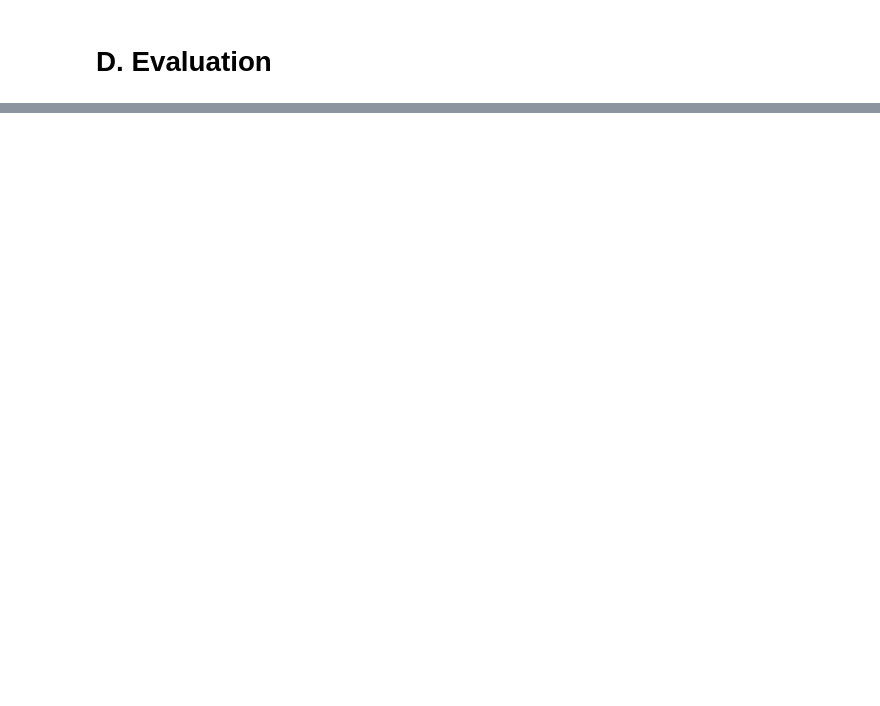
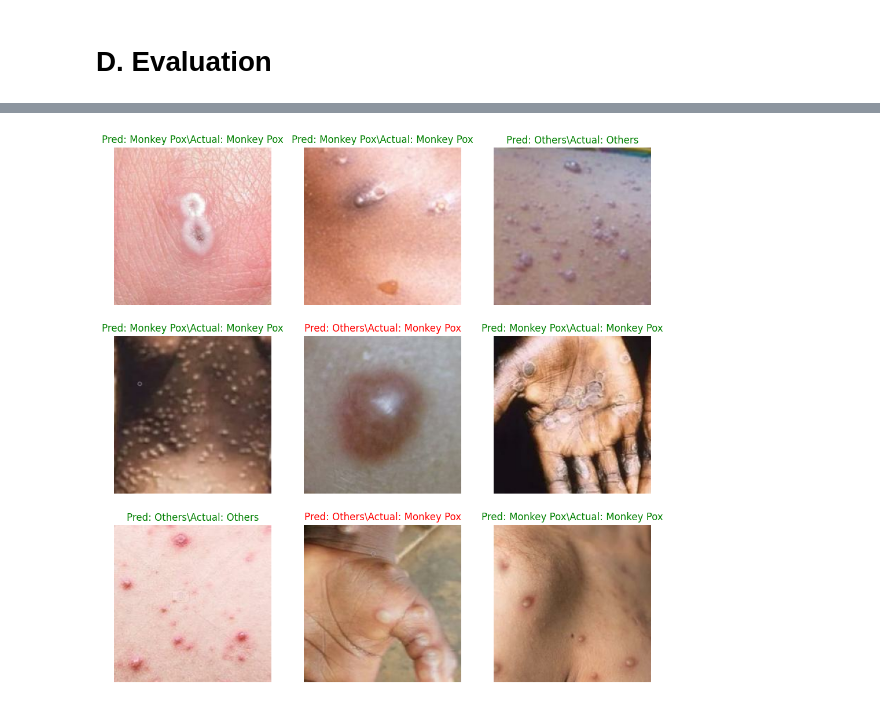
Before and after one commit to azharaul/ml-dl-projects, a Jupyter notebook: deep-learning/computer-vision/image-classification/monkeypoks_classification.ipynb, the cells around one changed output, grey strips where cells are left out. Drawn from its saved outputs; the diff is of its cells as text; code cells hidden in the pictures; blank space fills up the shorter version.

Commit message:
Monkey Poks Classification, I think my transfer learning model is overfitting

```diff
--- a/deep-learning/computer-vision/image-classification/monkeypoks_classification.ipynb
+++ b/deep-learning/computer-vision/image-classification/monkeypoks_classification.ipynb
@@ -115,2 +114,32 @@ Using 68 files for validation.
+# %%
+from tensorflow.keras import layers
+
+augment = tf.keras.Sequential([
+    layers.RandomFlip("horizontal"),
+    layers.RandomRotation(0.1),
+    layers.RandomZoom(0.1),
+])
+
+train_ds = train_ds.map(lambda x, y: (augment(x, training=True), y))
 # %% [markdown]
 # C. Modeling
+# %%
+base = tf.keras.applications.MobileNetV2(
+    input_shape=(224, 224, 3), include_top=False, weights="imagenet"
+)
+base.trainable = False
+
+model = tf.keras.Sequential([
+    layers.Rescaling(1./127.5, offset=-1),
+    base,
+    layers.GlobalAveragePooling2D(),
+    layers.Dropout(0.3),
+    layers.Dense(len(class_names), activation="softmax"),
+])
+
+model.compile(optimizer="adam",
+              loss="sparse_categorical_crossentropy",
+              metrics=["accuracy"])
+
+history = model.fit(train_ds, validation_data=val_ds, epochs=10)
+model.evaluate(test_ds)
@@ -118,0 +192,14 @@ Using 68 files for validation.
+# %%
+plt.figure(figsize=(12, 12))
+for images, labels in test_ds.take(1):
+    preds = model.predict(images)
+    for i in range(min(9, len(images))):
+        ax = plt.subplot(3, 3, i + 1)
+        plt.imshow(images[i].numpy().astype("uint8"))
+        pred_label = class_names[np.argmax(preds[i])]
+        true_label = class_names[labels[i]]
+        color = "green" if pred_label == true_label else "red"
+        ax.set_title(f"Pred: {pred_label}\Actual: {true_label}", color=color)
+        ax.axis("off")
+plt.show()
+# %% [output]
@@ -118,0 +207 @@ Using 68 files for validation.
+[figure, added]
```
Also changed, not shown: parts of 11 cells of this notebook.
